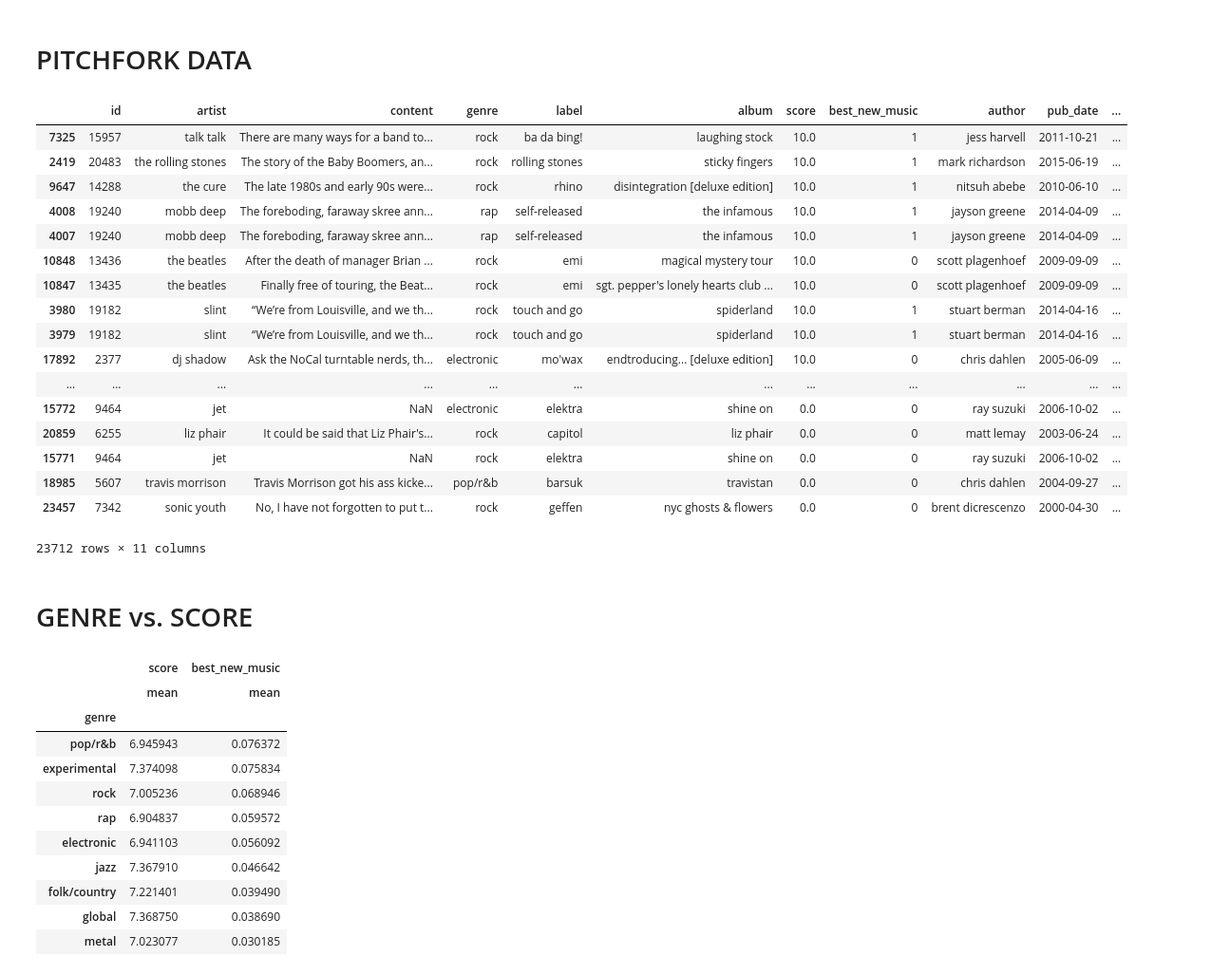
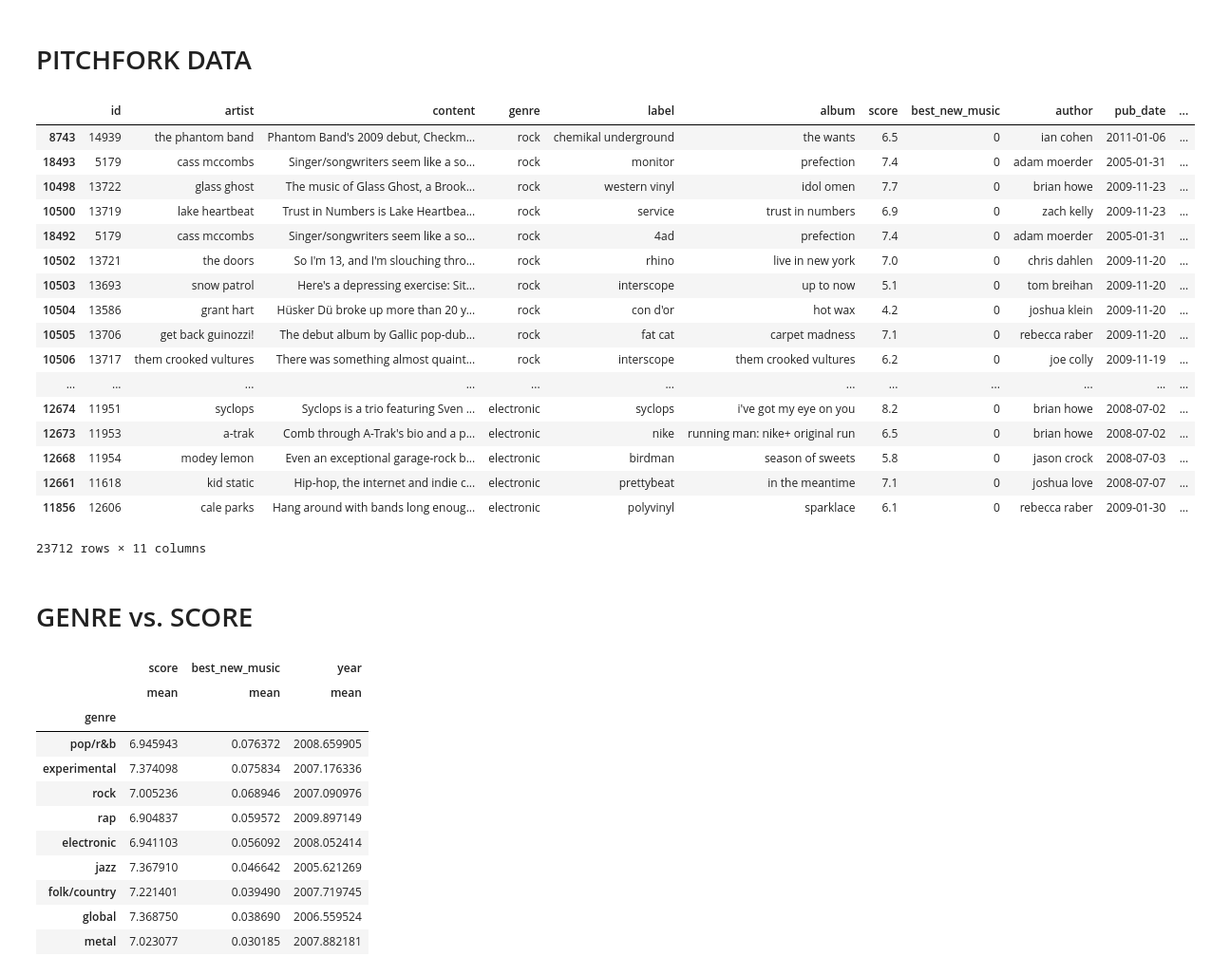
Before and after one commit to dandoye/Project-Week-3-Data-Thieves, a Jupyter notebook: your-project/analysis-emi.ipynb, the cells around one changed output. Shown at 95% size. Cells and saved outputs as stored; diff of their text form; code cells hidden in the pictures.

```diff
--- a/your-project/analysis-emi.ipynb
+++ b/your-project/analysis-emi.ipynb
@@ -121,42 +126,42 @@ print(list(map(get_followers, top_artists)))
 # PITCHFORK DATA
 # %%
 pitchfork = pd.read_csv('pitchfork.csv')
-pitchfork.sort_values('score', ascending = False)
+pitchfork.sort_values('genre', ascending = False)
 # %% [output]
 |  | id | artist | content | genre | label | album | score | best_new_music | author | pub_date | ... |
-| 7325 | 15957 | talk talk | There are many ways for a band to... | rock | ba da bing! | laughing stock | 10.0 | 1 | jess harvell | 2011-10-21 | ... |
-| 2419 | 20483 | the rolling stones | The story of the Baby Boomers, an... | rock | rolling stones | sticky fingers | 10.0 | 1 | mark richardson | 2015-06-19 | ... |
-| 9647 | 14288 | the cure | The late 1980s and early 90s were... | rock | rhino | disintegration [deluxe edition] | 10.0 | 1 | nitsuh abebe | 2010-06-10 | ... |
-| 4008 | 19240 | mobb deep | The foreboding, faraway skree ann... | rap | self-released | the infamous | 10.0 | 1 | jayson greene | 2014-04-09 | ... |
-| 4007 | 19240 | mobb deep | The foreboding, faraway skree ann... | rap | self-released | the infamous | 10.0 | 1 | jayson greene | 2014-04-09 | ... |
-| 10848 | 13436 | the beatles | After the death of manager Brian ... | rock | emi | magical mystery tour | 10.0 | 0 | scott plagenhoef | 2009-09-09 | ... |
-| 10847 | 13435 | the beatles | Finally free of touring, the Beat... | rock | emi | sgt. pepper's lonely hearts club ... | 10.0 | 0 | scott plagenhoef | 2009-09-09 | ... |
-| 3980 | 19182 | slint | “We’re from Louisville, and we th... | rock | touch and go | spiderland | 10.0 | 1 | stuart berman | 2014-04-16 | ... |
-| 3979 | 19182 | slint | “We’re from Louisville, and we th... | rock | touch and go | spiderland | 10.0 | 1 | stuart berman | 2014-04-16 | ... |
-| 17892 | 2377 | dj shadow | Ask the NoCal turntable nerds, th... | electronic | mo'wax | endtroducing... [deluxe edition] | 10.0 | 0 | chris dahlen | 2005-06-09 | ... |
+| 8743 | 14939 | the phantom band | Phantom Band's 2009 debut, Checkm... | rock | chemikal underground | the wants | 6.5 | 0 | ian cohen | 2011-01-06 | ... |
+| 18493 | 5179 | cass mccombs | Singer/songwriters seem like a so... | rock | monitor | prefection | 7.4 | 0 | adam moerder | 2005-01-31 | ... |
+| 10498 | 13722 | glass ghost | The music of Glass Ghost, a Brook... | rock | western vinyl | idol omen | 7.7 | 0 | brian howe | 2009-11-23 | ... |
+| 10500 | 13719 | lake heartbeat | Trust in Numbers is Lake Heartbea... | rock | service | trust in numbers | 6.9 | 0 | zach kelly | 2009-11-23 | ... |
+| 18492 | 5179 | cass mccombs | Singer/songwriters seem like a so... | rock | 4ad | prefection | 7.4 | 0 | adam moerder | 2005-01-31 | ... |
+| 10502 | 13721 | the doors | So I'm 13, and I'm slouching thro... | rock | rhino | live in new york | 7.0 | 0 | chris dahlen | 2009-11-20 | ... |
+| 10503 | 13693 | snow patrol | Here's a depressing exercise: Sit... | rock | interscope | up to now | 5.1 | 0 | tom breihan | 2009-11-20 | ... |
+| 10504 | 13586 | grant hart | Hüsker Dü broke up more than 20 y... | rock | con d'or | hot wax | 4.2 | 0 | joshua klein | 2009-11-20 | ... |
+| 10505 | 13706 | get back guinozzi! | The debut album by Gallic pop-dub... | rock | fat cat | carpet madness | 7.1 | 0 | rebecca raber | 2009-11-20 | ... |
+| 10506 | 13717 | them crooked vultures | There was something almost quaint... | rock | interscope | them crooked vultures | 6.2 | 0 | joe colly | 2009-11-19 | ... |
 | ... | ... | ... | ... | ... | ... | ... | ... | ... | ... | ... | ... |
-| 15772 | 9464 | jet | NaN | electronic | elektra | shine on | 0.0 | 0 | ray suzuki | 2006-10-02 | ... |
-| 20859 | 6255 | liz phair | It could be said that Liz Phair's... | rock | capitol | liz phair | 0.0 | 0 | matt lemay | 2003-06-24 | ... |
-| 15771 | 9464 | jet | NaN | rock | elektra | shine on | 0.0 | 0 | ray suzuki | 2006-10-02 | ... |
-| 18985 | 5607 | travis morrison | Travis Morrison got his ass kicke... | pop/r&b | barsuk | travistan | 0.0 | 0 | chris dahlen | 2004-09-27 | ... |
-| 23457 | 7342 | sonic youth | No, I have not forgotten to put t... | rock | geffen | nyc ghosts & flowers | 0.0 | 0 | brent dicrescenzo | 2000-04-30 | ... |
+| 12674 | 11951 | syclops | Syclops is a trio featuring Sven ... | electronic | syclops | i've got my eye on you | 8.2 | 0 | brian howe | 2008-07-02 | ... |
+| 12673 | 11953 | a-trak | Comb through A-Trak's bio and a p... | electronic | nike | running man: nike+ original run | 6.5 | 0 | brian howe | 2008-07-02 | ... |
+| 12668 | 11954 | modey lemon | Even an exceptional garage-rock b... | electronic | birdman | season of sweets | 5.8 | 0 | jason crock | 2008-07-03 | ... |
+| 12661 | 11618 | kid static | Hip-hop, the internet and indie c... | electronic | prettybeat | in the meantime | 7.1 | 0 | joshua love | 2008-07-07 | ... |
+| 11856 | 12606 | cale parks | Hang around with bands long enoug... | electronic | polyvinyl | sparklace | 6.1 | 0 | rebecca raber | 2009-01-30 | ... |
 23712 rows × 11 columns
 # %% [markdown]
 # GENRE vs. SCORE
 # %%
-genre_score = pitchfork[["genre","score","best_new_music"]]
+genre_score = pitchfork[["genre","score","best_new_music", "year"]]
 genre_score_agg = ((genre_score.groupby('genre')).agg(['mean'])).sort_values(('best_new_music', 'mean'), ascending=False)
 genre_score_agg
 # %% [output]
-|  | score | best_new_music |
-|  | mean | mean |
-| genre |  |  |
-| pop/r&b | 6.945943 | 0.076372 |
-| experimental | 7.374098 | 0.075834 |
-| rock | 7.005236 | 0.068946 |
-| rap | 6.904837 | 0.059572 |
-| electronic | 6.941103 | 0.056092 |
-| jazz | 7.367910 | 0.046642 |
-| folk/country | 7.221401 | 0.039490 |
-| global | 7.368750 | 0.038690 |
-| metal | 7.023077 | 0.030185 |
+|  | score | best_new_music | year |
+|  | mean | mean | mean |
+| genre |  |  |  |
+| pop/r&b | 6.945943 | 0.076372 | 2008.659905 |
+| experimental | 7.374098 | 0.075834 | 2007.176336 |
+| rock | 7.005236 | 0.068946 | 2007.090976 |
+| rap | 6.904837 | 0.059572 | 2009.897149 |
+| electronic | 6.941103 | 0.056092 | 2008.052414 |
+| jazz | 7.367910 | 0.046642 | 2005.621269 |
+| folk/country | 7.221401 | 0.039490 | 2007.719745 |
+| global | 7.368750 | 0.038690 | 2006.559524 |
+| metal | 7.023077 | 0.030185 | 2007.882181 |
```
Also changed, not shown: parts of 27 cells of this notebook.
